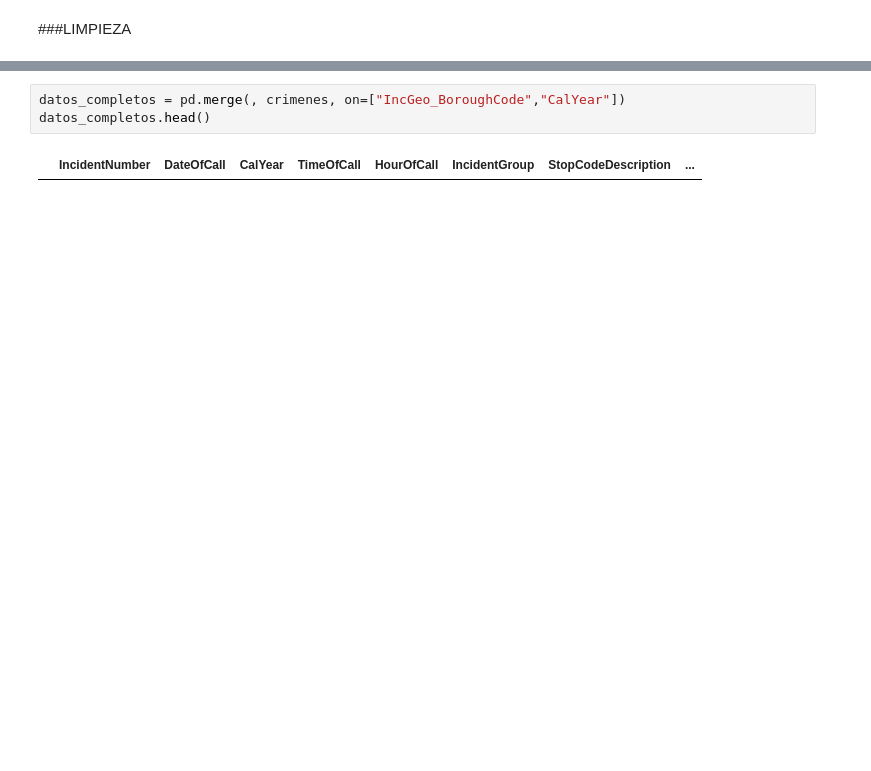
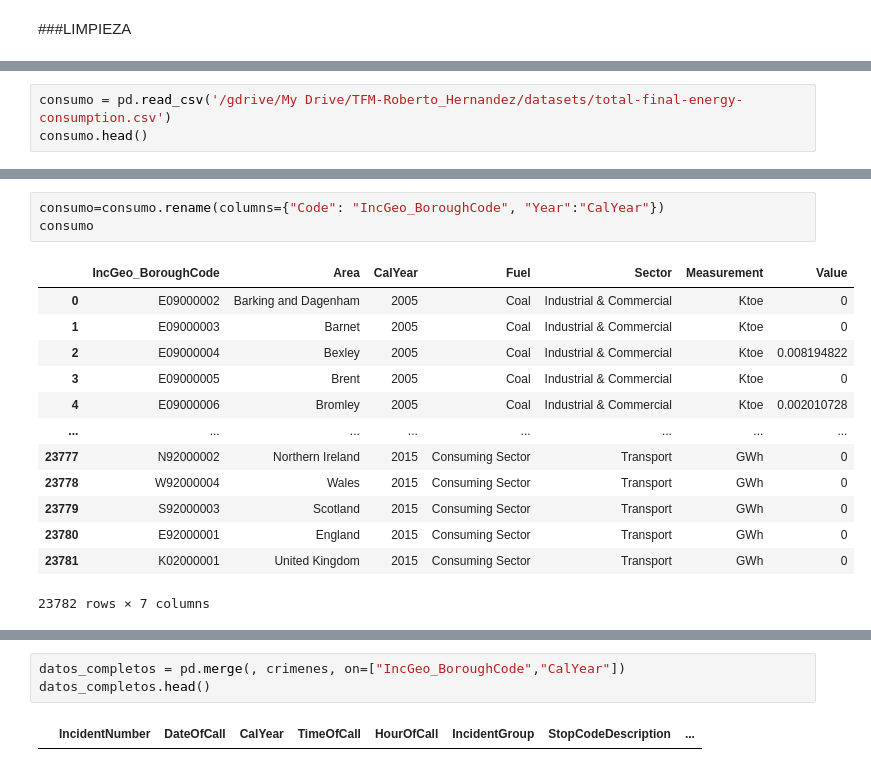
Before and after one commit to Roberto-he/TFM_RHG, a Jupyter notebook: TFM_FIRE_RHG.ipynb, the cells around one changed output, grey strips where cells are left out. Drawn from its saved outputs; the diff is of its cells as text; blank space fills up the shorter version.

```diff
--- a/TFM_FIRE_RHG.ipynb
+++ b/TFM_FIRE_RHG.ipynb
@@ -522,0 +521,3 @@ for col_name in df.columns:
+# %%
+consumo = pd.read_csv('/gdrive/My Drive/TFM-Roberto_Hernandez/datasets/total-final-energy-consumption.csv')
+consumo.head()
@@ -522,0 +531,17 @@ for col_name in df.columns:
+# %%
+consumo=consumo.rename(columns={"Code": "IncGeo_BoroughCode", "Year":"CalYear"})
+consumo
+# %% [output]
+|  | IncGeo_BoroughCode | Area | CalYear | Fuel | Sector | Measurement | Value |
+| 0 | E09000002 | Barking and Dagenham | 2005 | Coal | Industrial & Commercial | Ktoe | 0 |
+| 1 | E09000003 | Barnet | 2005 | Coal | Industrial & Commercial | Ktoe | 0 |
+| 2 | E09000004 | Bexley | 2005 | Coal | Industrial & Commercial | Ktoe | 0.008194822 |
+| 3 | E09000005 | Brent | 2005 | Coal | Industrial & Commercial | Ktoe | 0 |
+| 4 | E09000006 | Bromley | 2005 | Coal | Industrial & Commercial | Ktoe | 0.002010728 |
+| ... | ... | ... | ... | ... | ... | ... | ... |
+| 23777 | N92000002 | Northern Ireland | 2015 | Consuming Sector | Transport | GWh | 0 |
+| 23778 | W92000004 | Wales | 2015 | Consuming Sector | Transport | GWh | 0 |
+| 23779 | S92000003 | Scotland | 2015 | Consuming Sector | Transport | GWh | 0 |
+| 23780 | E92000001 | England | 2015 | Consuming Sector | Transport | GWh | 0 |
+| 23781 | K02000001 | United Kingdom | 2015 | Consuming Sector | Transport | GWh | 0 |
+23782 rows × 7 columns
```
Also changed, not shown: parts of 30 cells of this notebook.
